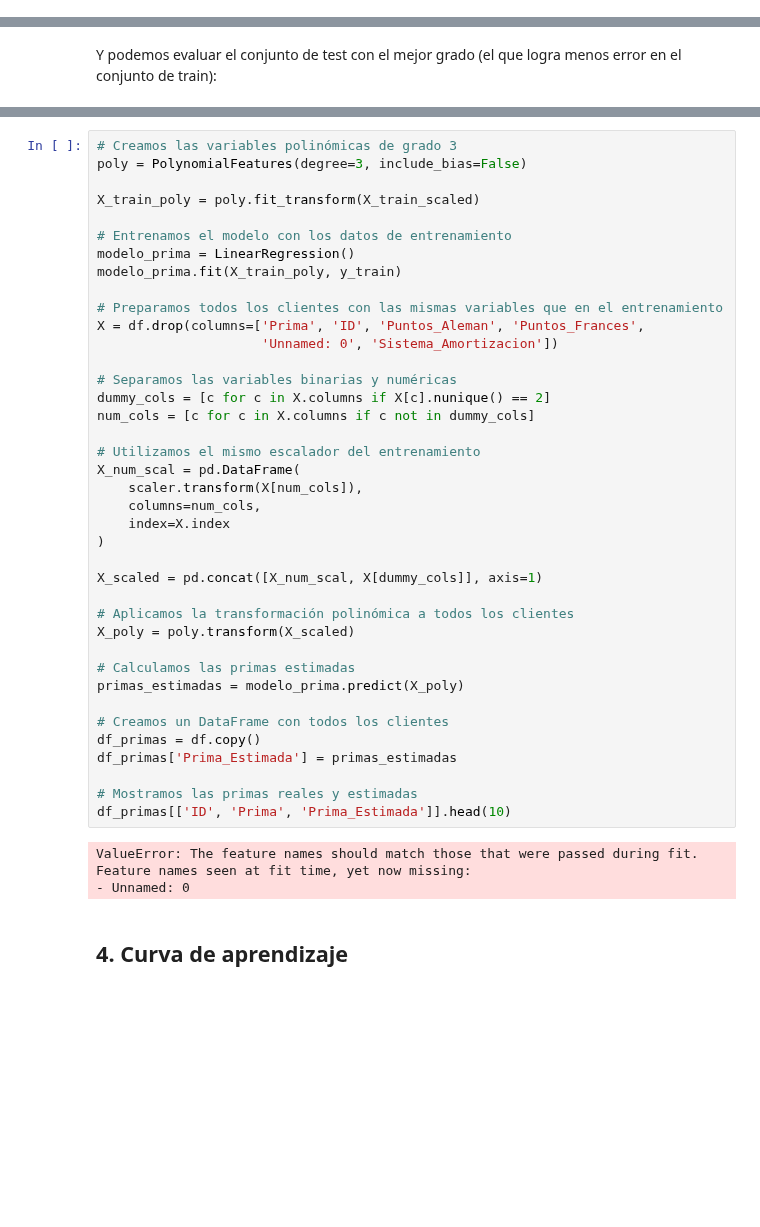
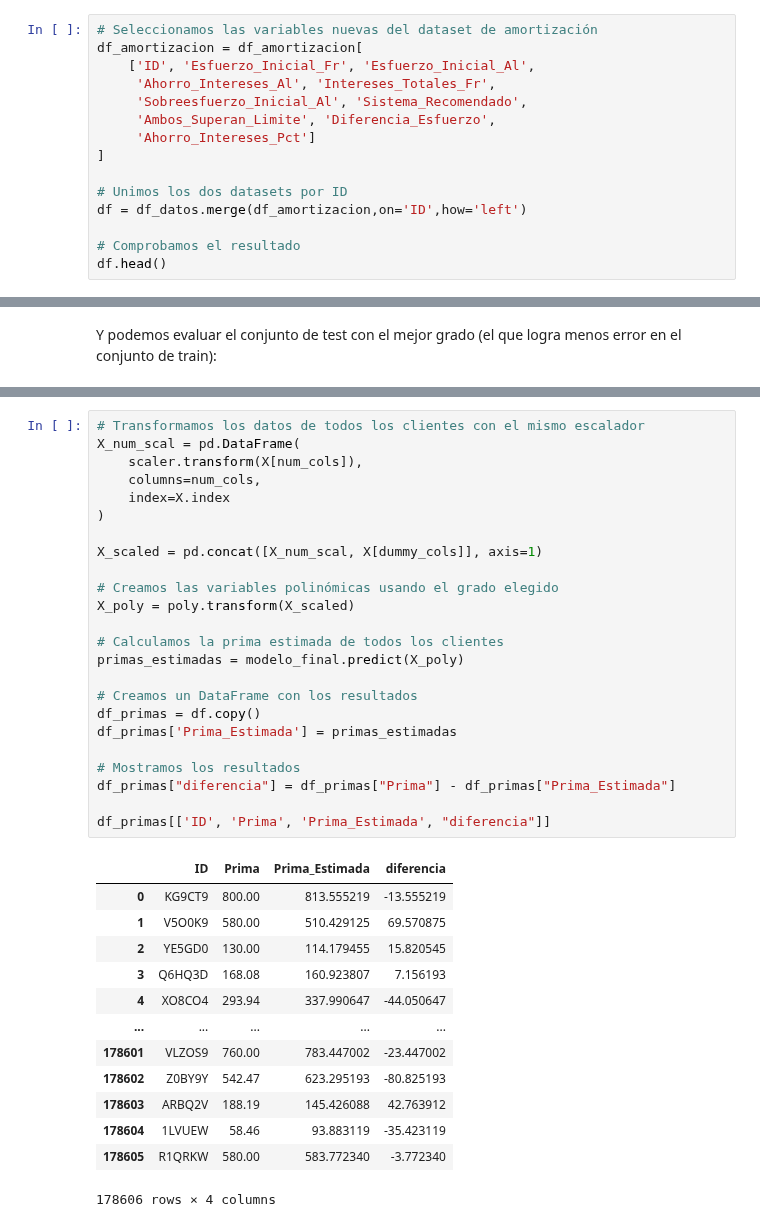
Before and after one commit to izarozubia-max/RETO5, a Jupyter notebook: Estimar_prima.ipynb, the cells around one changed output, grey strips where cells are left out. Cells and saved outputs as stored; diff of their text form; blank space fills up the shorter version.

```diff
--- a/Estimar_prima.ipynb
+++ b/Estimar_prima.ipynb
@@ -22,0 +33,15 @@ df.head()
+# %%
+# Seleccionamos las variables nuevas del dataset de amortización
+df_amortizacion = df_amortizacion[
+    ['ID', 'Esfuerzo_Inicial_Fr', 'Esfuerzo_Inicial_Al',
+     'Ahorro_Intereses_Al', 'Intereses_Totales_Fr',
+     'Sobreesfuerzo_Inicial_Al', 'Sistema_Recomendado',
+     'Ambos_Superan_Limite', 'Diferencia_Esfuerzo',
+     'Ahorro_Intereses_Pct']
+]
+
+# Unimos los dos datasets por ID
+df = df_datos.merge(df_amortizacion,on='ID',how='left')
+
+# Comprobamos el resultado
+df.head()
@@ -244,45 +284,38 @@ Test:  RMSE = 74.97 | MAE = 56.15 | R² = 0.921
 # %%
-# Creamos las variables polinómicas de grado 3
-poly = PolynomialFeatures(degree=3, include_bias=False)
-
-X_train_poly = poly.fit_transform(X_train_scaled)
-
-# Entrenamos el modelo con los datos de entrenamiento
-modelo_prima = LinearRegression()
-modelo_prima.fit(X_train_poly, y_train)
-
-# Preparamos todos los clientes con las mismas variables que en el entrenamiento
-X = df.drop(columns=['Prima', 'ID', 'Puntos_Aleman', 'Puntos_Frances',
-                     'Unnamed: 0', 'Sistema_Amortizacion'])
-
-# Separamos las variables binarias y numéricas
-dummy_cols = [c for c in X.columns if X[c].nunique() == 2]
-num_cols = [c for c in X.columns if c not in dummy_cols]
-
-# Utilizamos el mismo escalador del entrenamiento
+# Transformamos los datos de todos los clientes con el mismo escalador
 X_num_scal = pd.DataFrame(
     scaler.transform(X[num_cols]),
     columns=num_cols,
     index=X.index
 )
 
 X_scaled = pd.concat([X_num_scal, X[dummy_cols]], axis=1)
 
-# Aplicamos la transformación polinómica a todos los clientes
+# Creamos las variables polinómicas usando el grado elegido
 X_poly = poly.transform(X_scaled)
 
-# Calculamos las primas estimadas
-primas_estimadas = modelo_prima.predict(X_poly)
+# Calculamos la prima estimada de todos los clientes
+primas_estimadas = modelo_final.predict(X_poly)
 
-# Creamos un DataFrame con todos los clientes
+# Creamos un DataFrame con los resultados
 df_primas = df.copy()
 df_primas['Prima_Estimada'] = primas_estimadas
 
-# Mostramos las primas reales y estimadas
-df_primas[['ID', 'Prima', 'Prima_Estimada']].head(10)
+# Mostramos los resultados
+df_primas["diferencia"] = df_primas["Prima"] - df_primas["Prima_Estimada"]
+
+df_primas[['ID', 'Prima', 'Prima_Estimada', "diferencia"]]
 # %% [output]
+|  | ID | Prima | Prima_Estimada | diferencia |
+| 0 | KG9CT9 | 800.00 | 813.555219 | -13.555219 |
+| 1 | V5O0K9 | 580.00 | 510.429125 | 69.570875 |
+| 2 | YE5GD0 | 130.00 | 114.179455 | 15.820545 |
+| 3 | Q6HQ3D | 168.08 | 160.923807 | 7.156193 |
+| 4 | XO8CO4 | 293.94 | 337.990647 | -44.050647 |
+| ... | ... | ... | ... | ... |
+| 178601 | VLZOS9 | 760.00 | 783.447002 | -23.447002 |
+| 178602 | Z0BY9Y | 542.47 | 623.295193 | -80.825193 |
+| 178603 | ARBQ2V | 188.19 | 145.426088 | 42.763912 |
+| 178604 | 1LVUEW | 58.46 | 93.883119 | -35.423119 |
+| 178605 | R1QRKW | 580.00 | 583.772340 | -3.772340 |
-ValueError: The feature names should match those that were passed during fit.
-Feature names seen at fit time, yet now missing:
-- Unnamed: 0
+178606 rows × 4 columns
-# %% [markdown]
-## 4. Curva de aprendizaje
```
Also changed, not shown: parts of 11 cells of this notebook.
